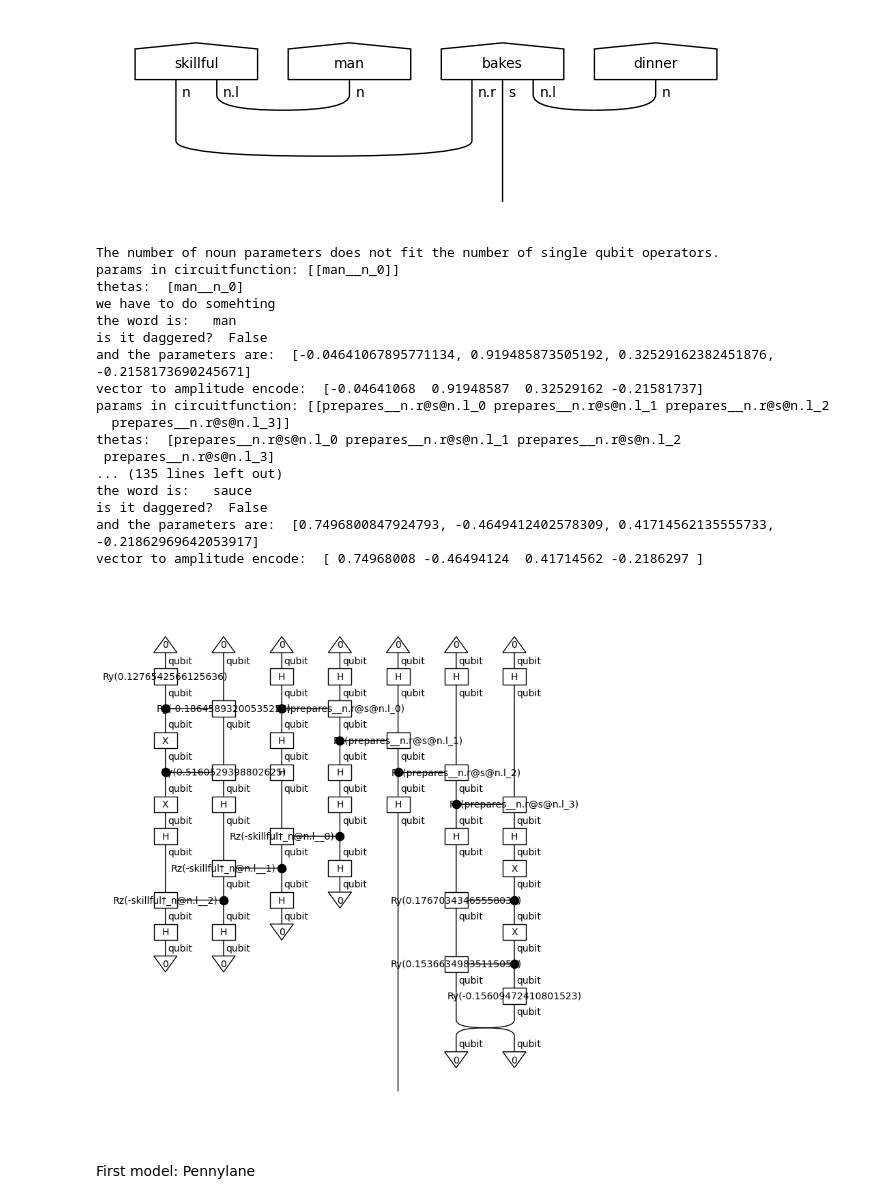
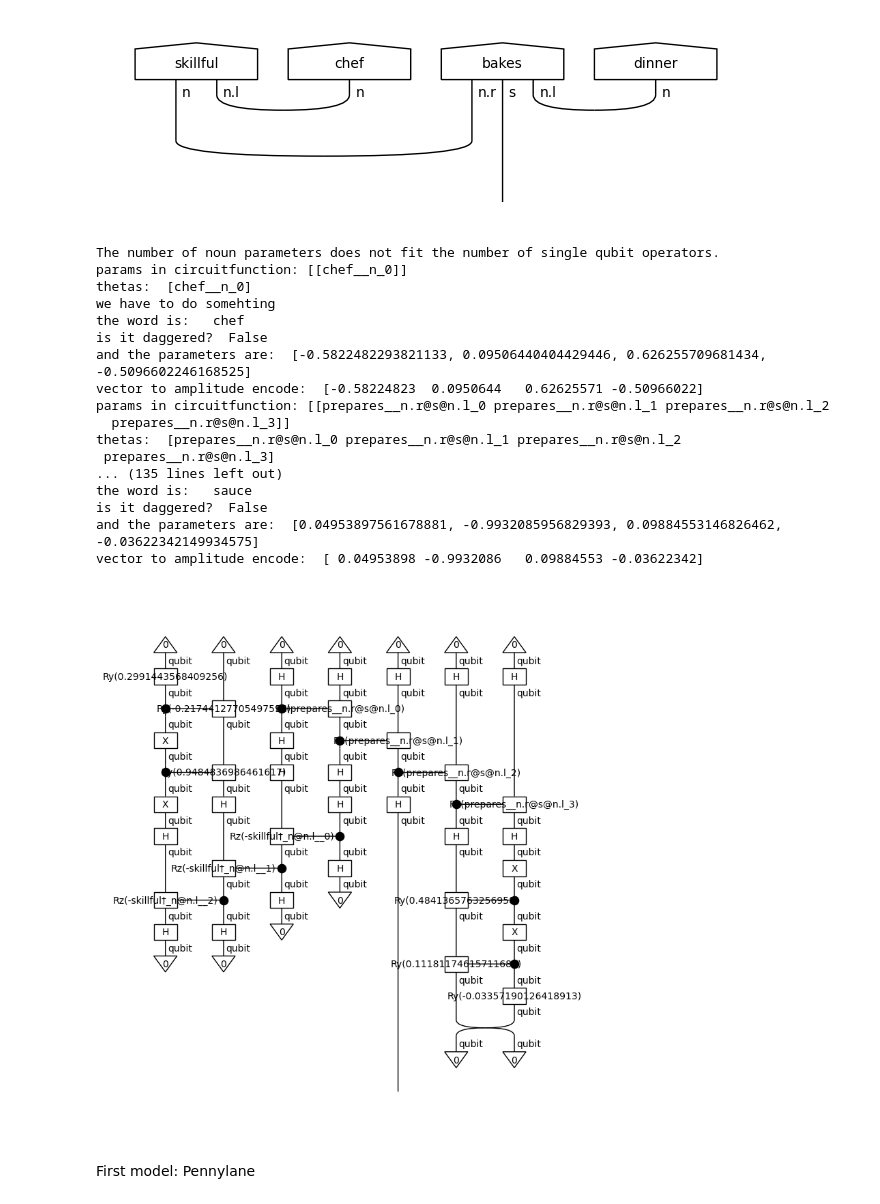
Before and after one commit to jurekjurek/MasterThesisCode, a Jupyter notebook: amplitudeEncoding/AECompareModels.ipynb, the cells around one changed output. Saved outputs shown, nothing was run; the diff lists cells and outputs as text; code cells hidden in the pictures.

```diff
--- a/amplitudeEncoding/AECompareModels.ipynb
+++ b/amplitudeEncoding/AECompareModels.ipynb
@@ -60,7 +63,7 @@ val_labels, forget = read_data('../datasets/mc_dev_data.txt')
 
 # here, we can choose between either the original dataset by Coecke et al. or the new one for Gijs' data
 
-gijs = False
+gijs = True
 
 if not gijs:
     # new way, maybe the things after the words confused lambeq in creating the diagrams
@@ -133,7 +136,7 @@ we include the dictionary indicating what four dimensional word vector to use fo
 import json
 
 # wiki2vec
-with open("../datasets/newNounVectorsPCA.json", 'r') as fp:
+with open("../datasets/newNounVectorsICA.json", 'r') as fp:
     parameterDict = json.load(fp)
 
 # extreme encodes all words to two extreme sides of the bloch sphere
@@ -241,45 +166,45 @@ with open("../datasets/newNounVectorsPCA.json", 'r') as fp:
 # create quantum circuits using the amplitude encoding ansatz
 
 from lambeq import AtomicType, IQPAnsatz
 
-ansatz = IQPAnsatz({AtomicType.NOUN: 1, AtomicType.SENTENCE: 1},
+ansatz = IQPAnsatz({AtomicType.NOUN: 2, AtomicType.SENTENCE: 1},
                    n_layers=1, n_single_qubit_params=3)
 
 # replace the naive way of encoding with the amplitude encoding Code developed in the file IQPAmplitudeEncoding.py
 from IQPAmplitudeEncode import *
 
+
 # the corresponding function is IQPAmplitudeEncode2QB
 ansatz = IQPAmplitudeEncode2QB({AtomicType.NOUN: 2, AtomicType.SENTENCE: 1},
                    n_layers=1, nounParams=np.array([1,2,3,4, 1,2,3,4,]), parameterDict=parameterDict, n_single_qubit_params=3)
 
-# from IQPAmplitudeEncode_1QB import *
-# ansatz = IQPAmplitudeEncode({AtomicType.NOUN: 1, AtomicType.SENTENCE: 1},
-#                    n_layers=1, nounParams=np.array([1,2,3,4, 1,2,3,4,]), n_single_qubit_params=3)
+
+# from IQPAmplitudeEnc yers=1, nounParams=np.array([1,2,3,4, 1,2,3,4,]), n_single_qubit_params=3)
 
 train_circuits = [ansatz(diagram) for diagram in train_diagrams]
 val_circuits =  [ansatz(diagram) for diagram in dev_diagrams]
 test_circuits = [ansatz(diagram) for diagram in test_diagrams]
 
 train_circuits[0].draw(figsize=(6, 8))
 # %% [output]
 The number of noun parameters does not fit the number of single qubit operators.
-params in circuitfunction: [[man__n_0]]
-thetas:  [man__n_0]
+params in circuitfunction: [[chef__n_0]]
+thetas:  [chef__n_0]
 we have to do somehting
-the word is:   man
+the word is:   chef
 is it daggered?  False
-and the parameters are:  [-0.04641067895771134, 0.919485873505192, 0.32529162382451876, -0.2158173690245671]
-vector to amplitude encode:  [-0.04641068  0.91948587  0.32529162 -0.21581737]
+and the parameters are:  [-0.5822482293821133, 0.09506440404429446, 0.626255709681434, -0.5096602246168525]
+vector to amplitude encode:  [-0.58224823  0.0950644   0.62625571 -0.50966022]
 params in circuitfunction: [[prepares__n.r@s@n.l_0 prepares__n.r@s@n.l_1 prepares__n.r@s@n.l_2
   prepares__n.r@s@n.l_3]]
 thetas:  [prepares__n.r@s@n.l_0 prepares__n.r@s@n.l_1 prepares__n.r@s@n.l_2
  prepares__n.r@s@n.l_3]
 ... (135 lines left out)
 the word is:   sauce
 is it daggered?  False
-and the parameters are:  [0.7496800847924793, -0.4649412402578309, 0.41714562135555733, -0.21862969642053917]
-vector to amplitude encode:  [ 0.74968008 -0.46494124  0.41714562 -0.2186297 ]
+and the parameters are:  [0.04953897561678881, -0.9932085956829393, 0.09884553146826462, -0.03622342149934575]
+vector to amplitude encode:  [ 0.04953898 -0.9932086   0.09884553 -0.03622342]
-[figure, old version]
+[figure, new version]
 # %% [markdown]
 First model: Pennylane
 # %%
```
Also changed, not shown: parts of 10 cells of this notebook, 34 other files.
